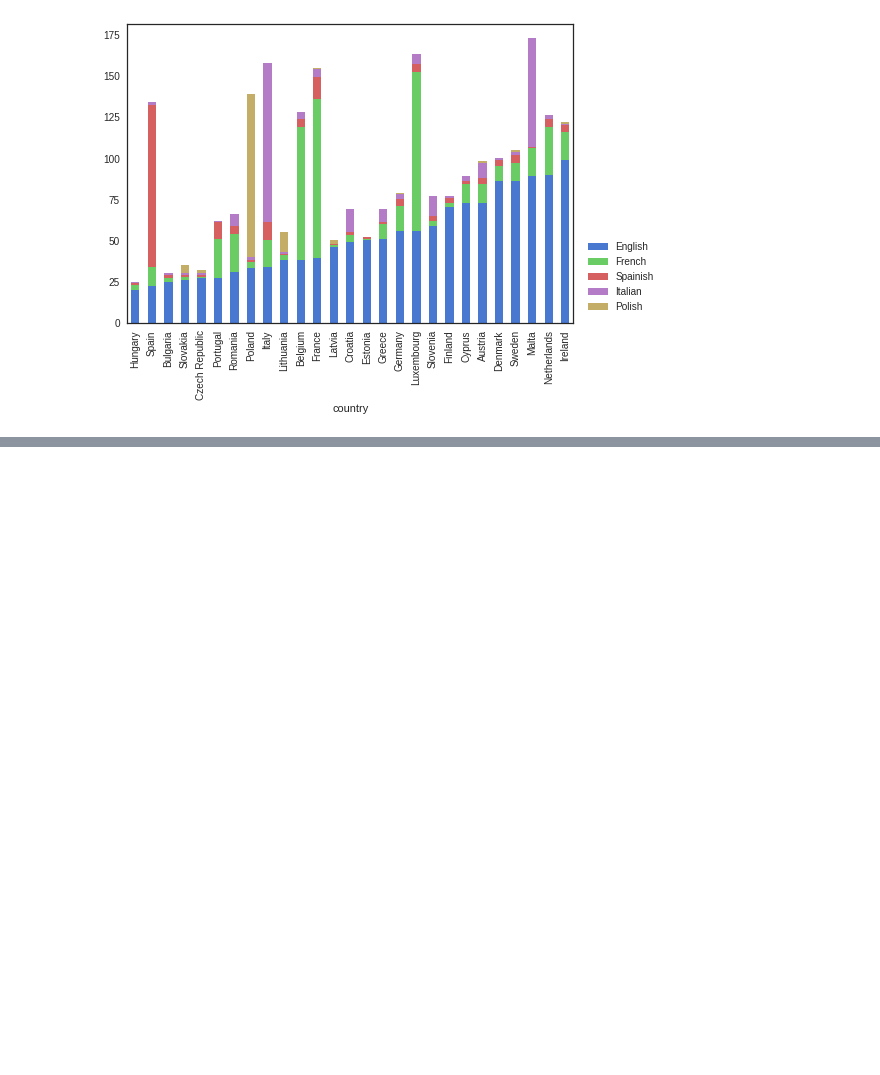
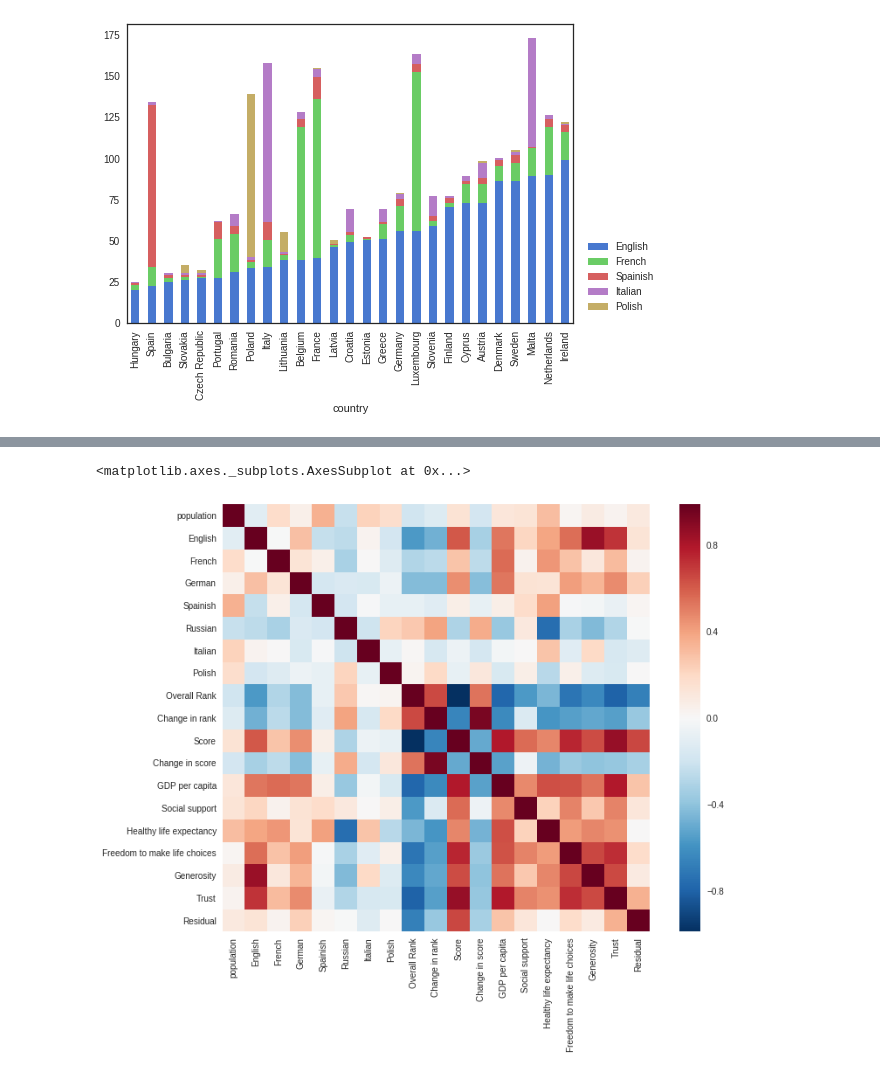
Before and after one commit to wdbm/languages, a Jupyter notebook: data.ipynb, the cells around one changed output, grey strips where cells are left out. Saved outputs shown, nothing was run; the diff lists cells and outputs as text; code cells hidden in the pictures; blank space fills up the shorter version.

```diff
--- a/data.ipynb
+++ b/data.ipynb
@@ -122,11 +124,11 @@ missingno.dendrogram(data)
 sns.set(color_codes = True)
 sns.set(style = "white", palette = "muted")
 
-data = pd.read_csv("data.csv", delimiter = ",")
+EBS386 = pd.read_csv("EBS386.csv", delimiter = ",")
 
-data = data.sort_values(by = ["English", "French", "German", "Spainish", "Russian", "Italian", "Polish"], ascending = True)
+EBS386 = EBS386.sort_values(by = ["English", "French", "German", "Spainish", "Russian", "Italian", "Polish"], ascending = True)
 
-data.drop("population", axis = 1).plot("country", kind = "bar", stacked = True).legend(bbox_to_anchor = (1.2, 0.4))
+EBS386.drop("population", axis = 1).plot("country", kind = "bar", stacked = True).legend(bbox_to_anchor = (1.2, 0.4))
 # %% [output]
 <matplotlib.legend.Legend at 0x...>
 [figure]
@@ -147,9 +149,9 @@ data.drop(["population", "Russian", "German"], axis = 1).plot("country", kind =
 # %% [markdown]
 ## include Brexit, exclude Russian and German
 # %%
-data = data[data.country != "United Kingdom"]
+EBS386 = EBS386[EBS386.country != "United Kingdom"]
 
-data.drop(["population", "Russian", "German"], axis = 1).plot("country", kind = "bar", stacked = True).legend(bbox_to_anchor = (1.2, 0.3))
+EBS386.drop(["population", "Russian", "German"], axis = 1).plot("country", kind = "bar", stacked = True).legend(bbox_to_anchor = (1.2, 0.3))
 # %% [output]
 <matplotlib.legend.Legend at 0x...>
 [figure]
@@ -155,0 +179,7 @@ data.drop(["population", "Russian", "German"], axis = 1).plot("country", kind =
+# %%
+EBS386 = pd.read_csv("EBS386.csv", delimiter = ",")
+EBS386.rename(columns = {"country": "Country"}, inplace = True)
+languages_WHR2017
+languages_WHR2017 = pd.merge(data, WHR2017, on = "Country", how = "outer")
+
+languages_WHR2017[0:5]
@@ -155,0 +193,8 @@ data.drop(["population", "Russian", "German"], axis = 1).plot("country", kind =
+# %%
+languages_WHR2017_Europe = languages_WHR2017[0:28]
+
+f, ax = plt.subplots(figsize=(12, 9))
+sns.heatmap(languages_WHR2017_Europe.corr(), vmax = .8, square = True)
+# %% [output]
+<matplotlib.axes._subplots.AxesSubplot at 0x...>
+[figure, added]
```
Also changed, not shown: parts of 21 cells of this notebook, 2 other files.
